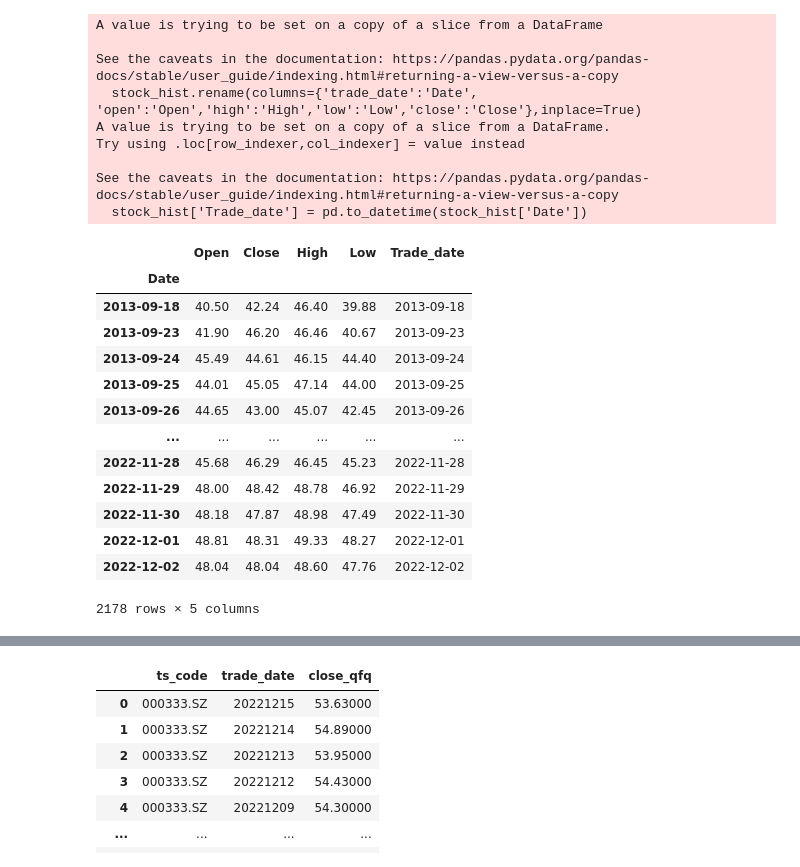
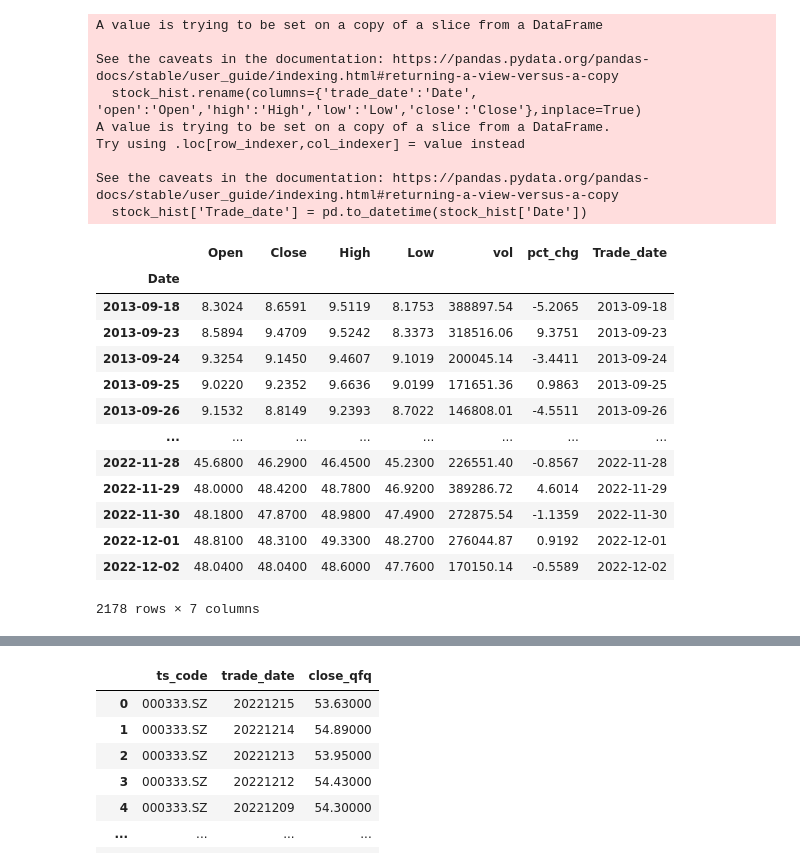
Before and after one commit to bizeasy17/investtrack, a Jupyter notebook: diggings/backtesting.ipynb, the cells around one changed output, grey strips where cells are left out. Drawn from its saved outputs; the diff is of its cells as text; code cells hidden in the pictures.

```diff
--- a/diggings/backtesting.ipynb
+++ b/diggings/backtesting.ipynb
@@ -1,42 +1,42 @@
 # %%
 import tushare as ts
 import pandas as pd
 # ts.set_token('16f7093d6da6ad3e853ce5a94104d64990db2c262ea46ef64e504df6')
 
-df = ts.pro_bar( ts_code='000333.SZ', freq='D', start_date='20100101', end_date='20221202')
-stock_hist = df[['trade_date', 'open','close','high','low']]
+df = ts.pro_bar( ts_code='000333.SZ', freq='D', start_date='20100101', end_date='20221202', adj='qfq')
+stock_hist = df[['trade_date', 'open','close','high','low','vol','pct_chg']]
 stock_hist.rename(columns={'trade_date':'Date', 'open':'Open','high':'High','low':'Low','close':'Close'},inplace=True)
 # stock_hist = stock_hist[:5000]
 stock_hist['Trade_date'] = pd.to_datetime(stock_hist['Date'])
 stock_hist = stock_hist.iloc[::-1]
 stock_hist['Date'] = pd.to_datetime(stock_hist['Date'])
 stock_hist.set_index('Date', inplace=True)
 # stock_hist = stock_hist.reset_index()
 # stock_hist.drop(['index'],axis=1, inplace=True)
 # PINGAN.dropna()
 # PINGAN.interpolate(method='linear', limit_direction='forward', axis=0)
 stock_hist
 # %% [output]
 A value is trying to be set on a copy of a slice from a DataFrame
 
 See the caveats in the documentation: https://pandas.pydata.org/pandas-docs/stable/user_guide/indexing.html#returning-a-view-versus-a-copy
   stock_hist.rename(columns={'trade_date':'Date', 'open':'Open','high':'High','low':'Low','close':'Close'},inplace=True)
 A value is trying to be set on a copy of a slice from a DataFrame.
 Try using .loc[row_indexer,col_indexer] = value instead
 
 See the caveats in the documentation: https://pandas.pydata.org/pandas-docs/stable/user_guide/indexing.html#returning-a-view-versus-a-copy
   stock_hist['Trade_date'] = pd.to_datetime(stock_hist['Date'])
-|  | Open | Close | High | Low | Trade_date |
-| Date |  |  |  |  |  |
-| 2013-09-18 | 40.50 | 42.24 | 46.40 | 39.88 | 2013-09-18 |
-| 2013-09-23 | 41.90 | 46.20 | 46.46 | 40.67 | 2013-09-23 |
-| 2013-09-24 | 45.49 | 44.61 | 46.15 | 44.40 | 2013-09-24 |
-| 2013-09-25 | 44.01 | 45.05 | 47.14 | 44.00 | 2013-09-25 |
-| 2013-09-26 | 44.65 | 43.00 | 45.07 | 42.45 | 2013-09-26 |
-| ... | ... | ... | ... | ... | ... |
-| 2022-11-28 | 45.68 | 46.29 | 46.45 | 45.23 | 2022-11-28 |
-| 2022-11-29 | 48.00 | 48.42 | 48.78 | 46.92 | 2022-11-29 |
-| 2022-11-30 | 48.18 | 47.87 | 48.98 | 47.49 | 2022-11-30 |
-| 2022-12-01 | 48.81 | 48.31 | 49.33 | 48.27 | 2022-12-01 |
-| 2022-12-02 | 48.04 | 48.04 | 48.60 | 47.76 | 2022-12-02 |
+|  | Open | Close | High | Low | vol | pct_chg | Trade_date |
+| Date |  |  |  |  |  |  |  |
+| 2013-09-18 | 8.3024 | 8.6591 | 9.5119 | 8.1753 | 388897.54 | -5.2065 | 2013-09-18 |
+| 2013-09-23 | 8.5894 | 9.4709 | 9.5242 | 8.3373 | 318516.06 | 9.3751 | 2013-09-23 |
+| 2013-09-24 | 9.3254 | 9.1450 | 9.4607 | 9.1019 | 200045.14 | -3.4411 | 2013-09-24 |
+| 2013-09-25 | 9.0220 | 9.2352 | 9.6636 | 9.0199 | 171651.36 | 0.9863 | 2013-09-25 |
+| 2013-09-26 | 9.1532 | 8.8149 | 9.2393 | 8.7022 | 146808.01 | -4.5511 | 2013-09-26 |
+| ... | ... | ... | ... | ... | ... | ... | ... |
+| 2022-11-28 | 45.6800 | 46.2900 | 46.4500 | 45.2300 | 226551.40 | -0.8567 | 2022-11-28 |
+| 2022-11-29 | 48.0000 | 48.4200 | 48.7800 | 46.9200 | 389286.72 | 4.6014 | 2022-11-29 |
+| 2022-11-30 | 48.1800 | 47.8700 | 48.9800 | 47.4900 | 272875.54 | -1.1359 | 2022-11-30 |
+| 2022-12-01 | 48.8100 | 48.3100 | 49.3300 | 48.2700 | 276044.87 | 0.9192 | 2022-12-01 |
+| 2022-12-02 | 48.0400 | 48.0400 | 48.6000 | 47.7600 | 170150.14 | -0.5589 | 2022-12-02 |
-2178 rows × 5 columns
+2178 rows × 7 columns
```
Also changed, not shown: parts of 4 cells of this notebook, 1 other file.
